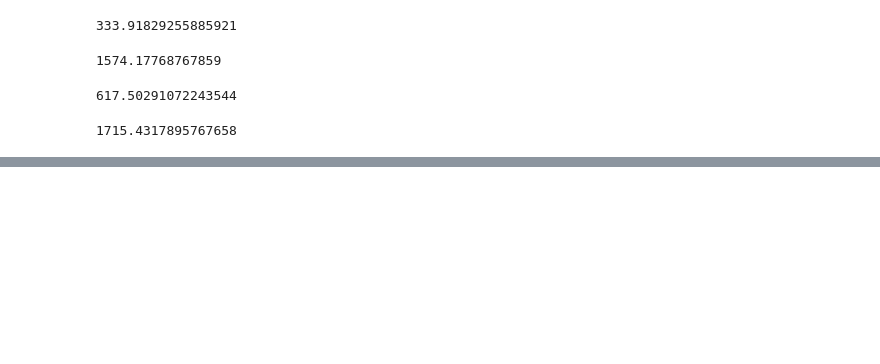
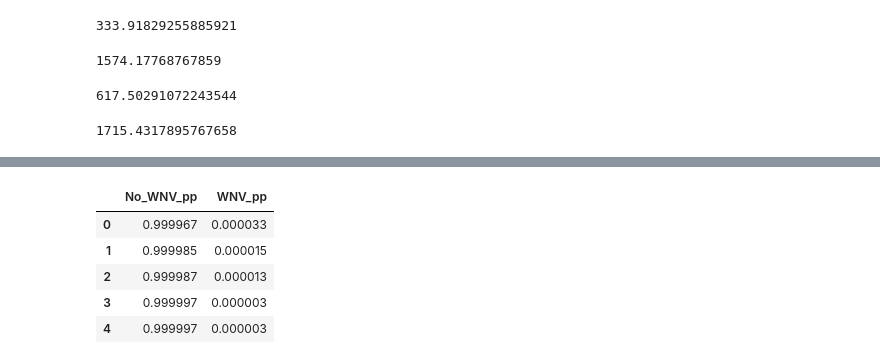
Before and after one commit to joshsparks/DSI-Kaggle, a Jupyter notebook: code/Feature_Selection_Modeling.ipynb, the cells around one changed output, grey strips where cells are left out. Cells and saved outputs as stored; diff of their text form; code cells hidden in the pictures; blank space fills up the shorter version.

```diff
--- a/code/Feature_Selection_Modeling.ipynb
+++ b/code/Feature_Selection_Modeling.ipynb
@@ -903,0 +985,7 @@ submission10 = targety.to_csv("../assets/submission10_mg.csv", index = False, en
+# %%
+geebee.fit(X4, y)
+y_pred14 = geebee.predict_proba(targetX4)
+probability_list = [] # Becomes the list of probabilities
+for i in y_pred14:
+    probability_list.append(i[1])
+y_pred14 = probability_list
@@ -903,0 +1068,3 @@ submission10 = targety.to_csv("../assets/submission10_mg.csv", index = False, en
+# %%
+Y_pp = pd.DataFrame(geebee.predict_proba(targetX), columns=['No_WNV_pp','WNV_pp'])
+print(Y_pp.iloc[0:10])
@@ -903,0 +1083,9 @@ submission10 = targety.to_csv("../assets/submission10_mg.csv", index = False, en
+# %%
+Y_pp.head()
+# %% [output]
+|  | No_WNV_pp | WNV_pp |
+| 0 | 0.999967 | 0.000033 |
+| 1 | 0.999985 | 0.000015 |
+| 2 | 0.999987 | 0.000013 |
+| 3 | 0.999997 | 0.000003 |
+| 4 | 0.999997 | 0.000003 |
```
Also changed, not shown: parts of 41 cells of this notebook, 6 other files.
